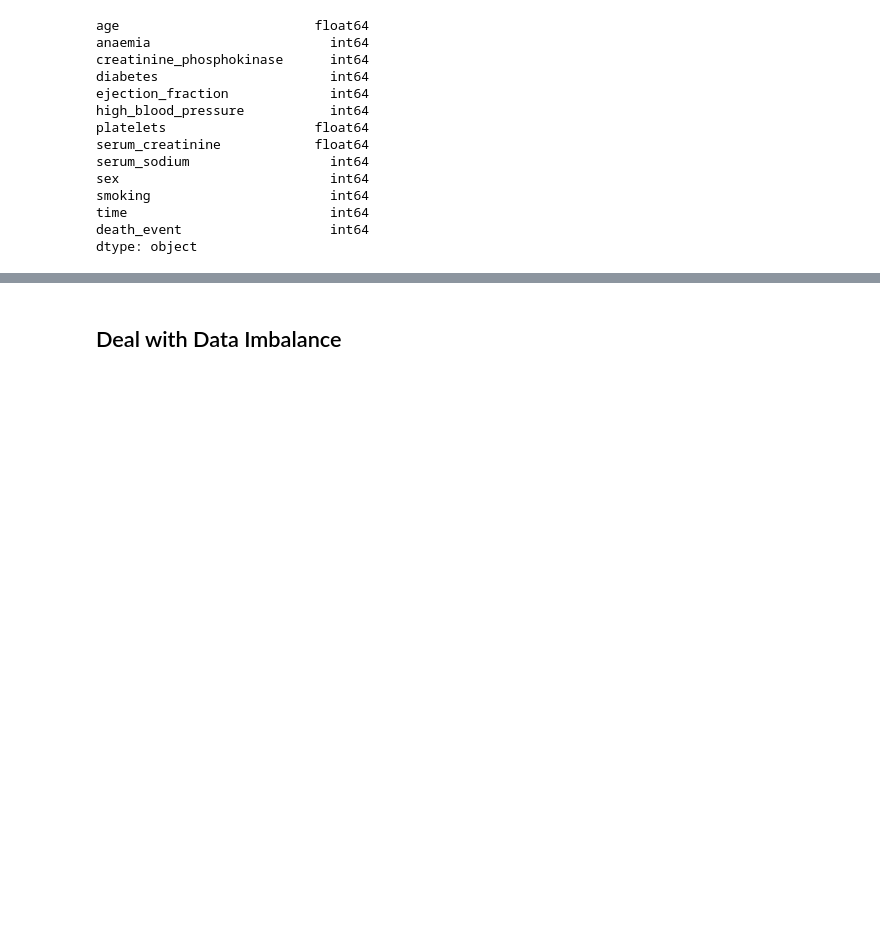
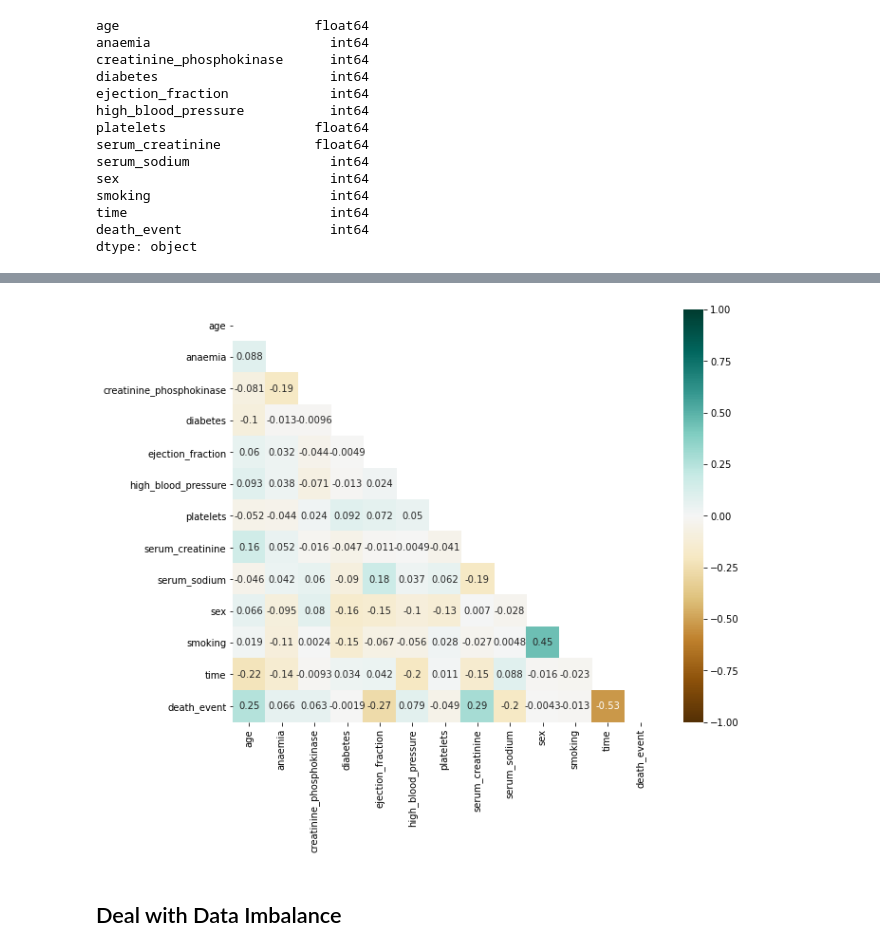
Before and after one commit to nicolerichter1989/heart_failure, a Jupyter notebook: heart_failure.ipynb, the cells around one changed output, grey strips where cells are left out. Drawn from its saved outputs; the diff is of its cells as text; code cells hidden in the pictures; blank space fills up the shorter version.

```diff
--- a/heart_failure.ipynb
+++ b/heart_failure.ipynb
@@ -89,3 +96,7 @@ smoking                       int64
 time                          int64
 death_event                   int64
 dtype: object
+# %%
+# boolean columns death_event, smoking, sex, high_blood_pressure, diabetes, anaemia
+
+data = data.astype({'death_event':'boolean', 'sex':'boolean', 'smoking':'boolean', 'high_blood_pressure':'boolean','diabetes':'boolean','anaemia':'boolean','age':'int64'})
@@ -114,0 +170,2 @@ Name: death_event, dtype: int64
+# %%
+data = data.drop_duplicates()
@@ -115,2 +226,15 @@ Name: death_event, dtype: int64
+# %%
+# create correlation heatmap
+
+mask = np.zeros_like(data.corr())
+
+mask[np.triu_indices_from(mask)] = True
+
+fig, ax = plt.subplots(figsize=(10, 8))
+ax = sns.heatmap(data.corr(), mask=mask, vmin=-1, vmax=1, annot=True, cmap='BrBG')
+
+plt.show()
+# %% [output]
+[figure, added]
 # %% [markdown]
 ## Deal with Data Imbalance
```
Also changed, not shown: parts of 19 cells of this notebook, 1 other file.
